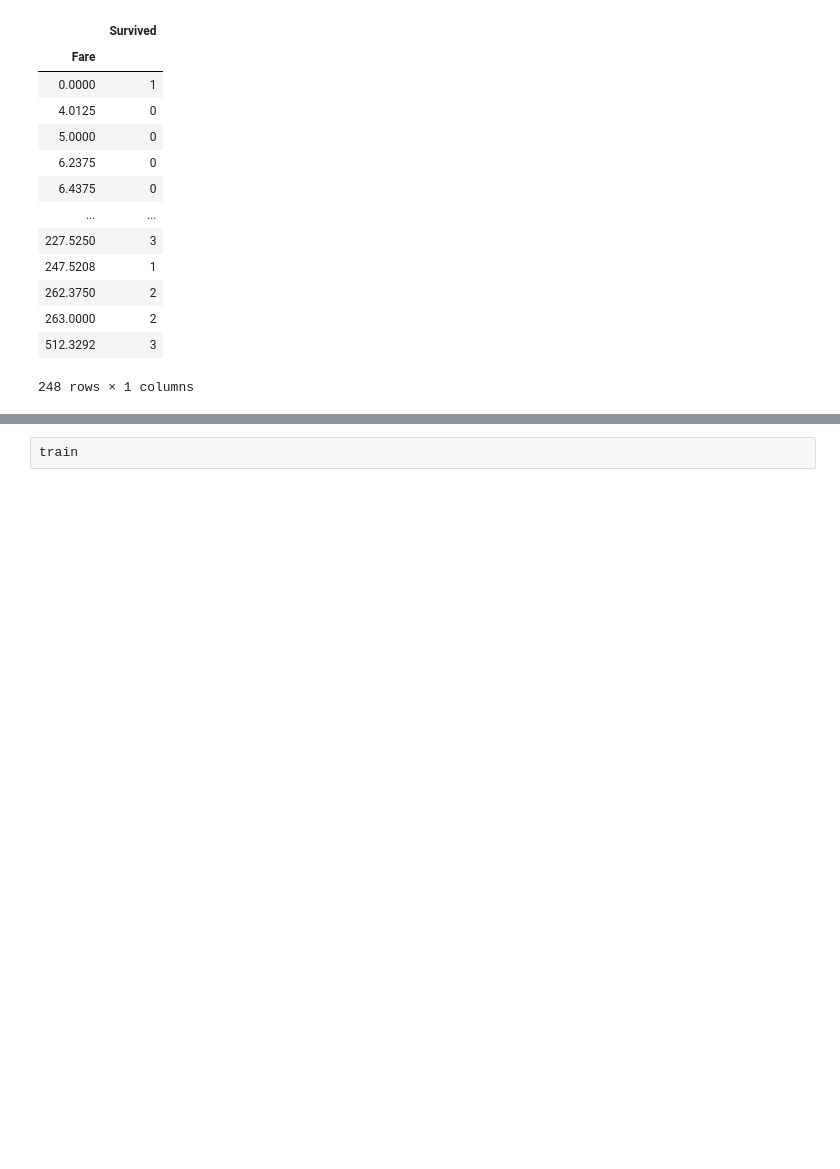
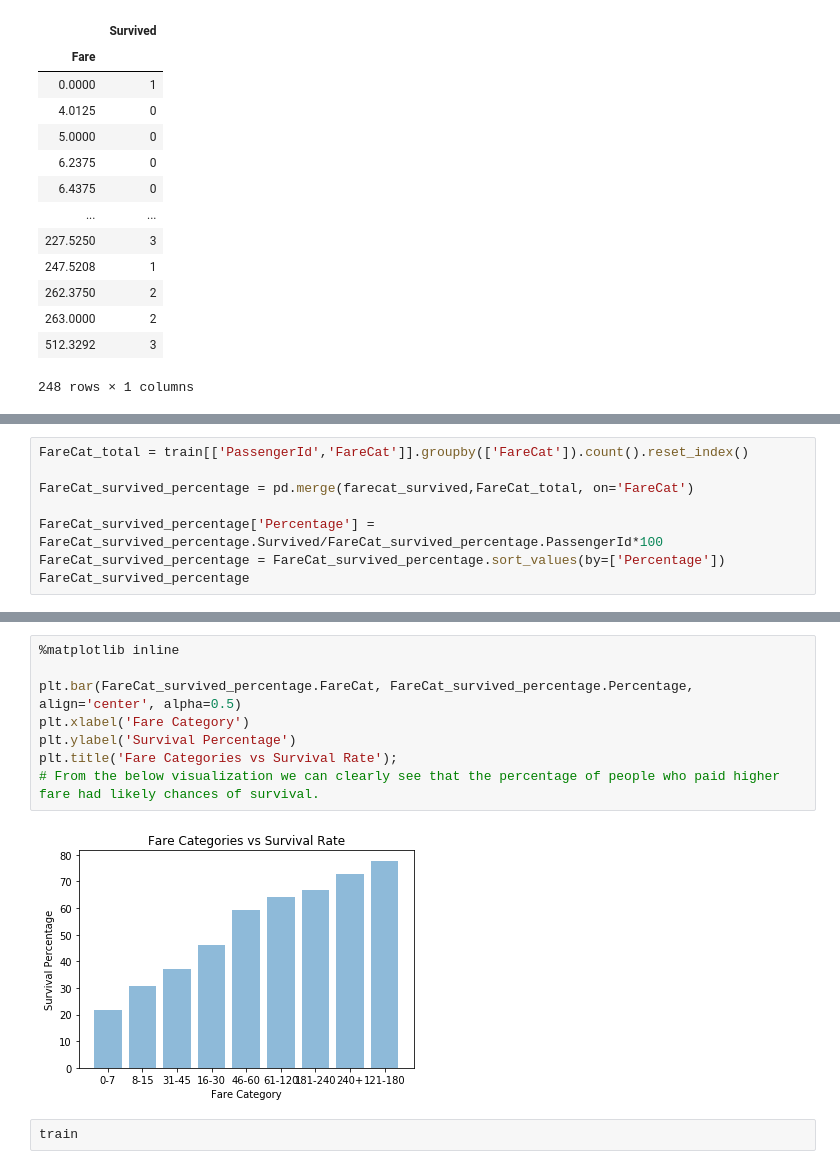
Before and after one commit to MohithMarisetti/Titanic-Survival-Prediction---Kaggle, a Jupyter notebook: Preprocessing & visualizations.ipynb, the cells around one changed output, grey strips where cells are left out. Drawn from its saved outputs; the diff is of its cells as text; blank space fills up the shorter version.

```diff
--- a/Pre-processing the data (Step-1).ipynb
+++ b/Preprocessing & visualizations.ipynb
@@ -366,0 +355,8 @@ test.FareCat = test.FareCat.map(FareCat)
+# %%
+FareCat_total = train[['PassengerId','FareCat']].groupby(['FareCat']).count().reset_index()
+
+FareCat_survived_percentage = pd.merge(farecat_survived,FareCat_total, on='FareCat')
+
+FareCat_survived_percentage['Percentage'] = FareCat_survived_percentage.Survived/FareCat_survived_percentage.PassengerId*100
+FareCat_survived_percentage = FareCat_survived_percentage.sort_values(by=['Percentage'])
+FareCat_survived_percentage
@@ -367,3 +374,13 @@ test.FareCat = test.FareCat.map(FareCat)
+# %%
+%matplotlib inline
+
+plt.bar(FareCat_survived_percentage.FareCat, FareCat_survived_percentage.Percentage, align='center', alpha=0.5)
+plt.xlabel('Fare Category')
+plt.ylabel('Survival Percentage')
+plt.title('Fare Categories vs Survival Rate');
+# From the below visualization we can clearly see that the percentage of people who paid higher fare had likely chances of survival.
+# %% [output]
+[figure, added]
 # %%
 train
 # %% [output]
```
Also changed, not shown: parts of 45 cells of this notebook.
